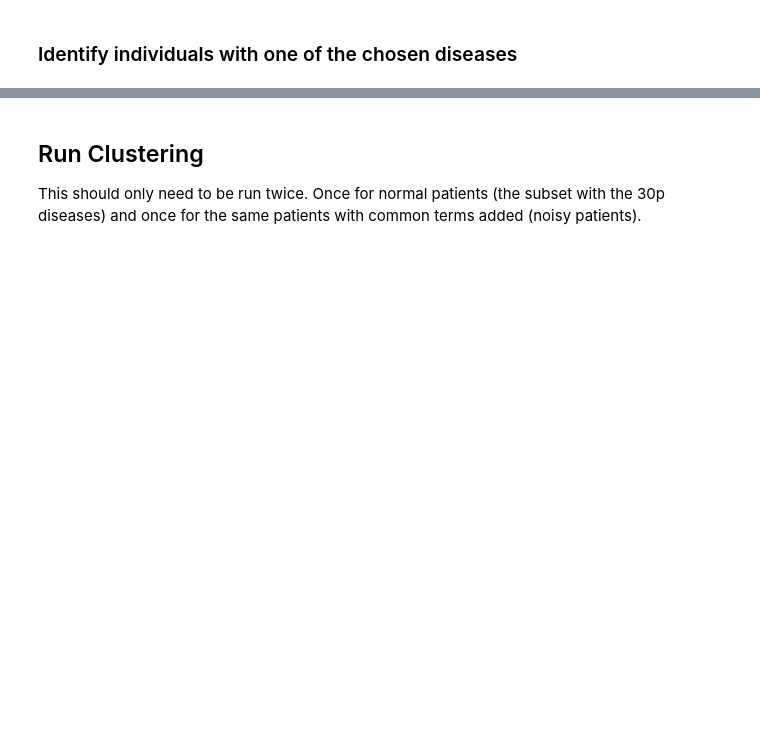
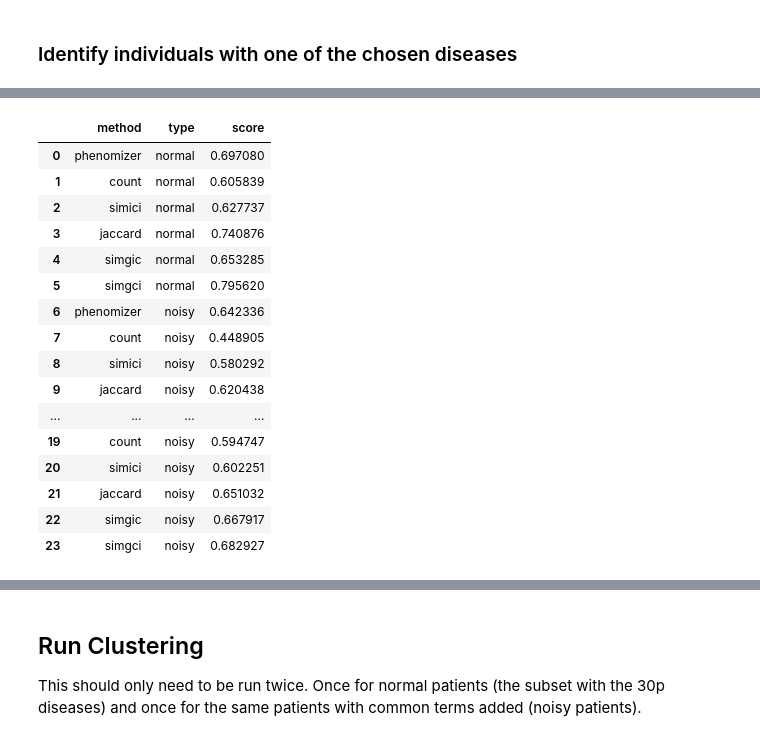
Before and after one commit to monarch-initiative/setsim, a Jupyter notebook: notebooks/perturbation_clustering.ipynb, the cells around one changed output, grey strips where cells are left out. Saved outputs shown, nothing was run; the diff lists cells and outputs as text; code cells hidden in the pictures; blank space fills up the shorter version.

```diff
--- a/notebooks/perturbation_clustering.ipynb
+++ b/notebooks/perturbation_clustering.ipynb
@@ -114,0 +342,20 @@ len(disease30p_list)
+# %%
+score_list_df
+# %% [output]
+|  | method | type | score |
+| 0 | phenomizer | normal | 0.697080 |
+| 1 | count | normal | 0.605839 |
+| 2 | simici | normal | 0.627737 |
+| 3 | jaccard | normal | 0.740876 |
+| 4 | simgic | normal | 0.653285 |
+| 5 | simgci | normal | 0.795620 |
+| 6 | phenomizer | noisy | 0.642336 |
+| 7 | count | noisy | 0.448905 |
+| 8 | simici | noisy | 0.580292 |
+| 9 | jaccard | noisy | 0.620438 |
+| ... | ... | ... | ... |
+| 19 | count | noisy | 0.594747 |
+| 20 | simici | noisy | 0.602251 |
+| 21 | jaccard | noisy | 0.651032 |
+| 22 | simgic | noisy | 0.667917 |
+| 23 | simgci | noisy | 0.682927 |
```
Also changed, not shown: parts of 50 cells of this notebook, 1 other file.
